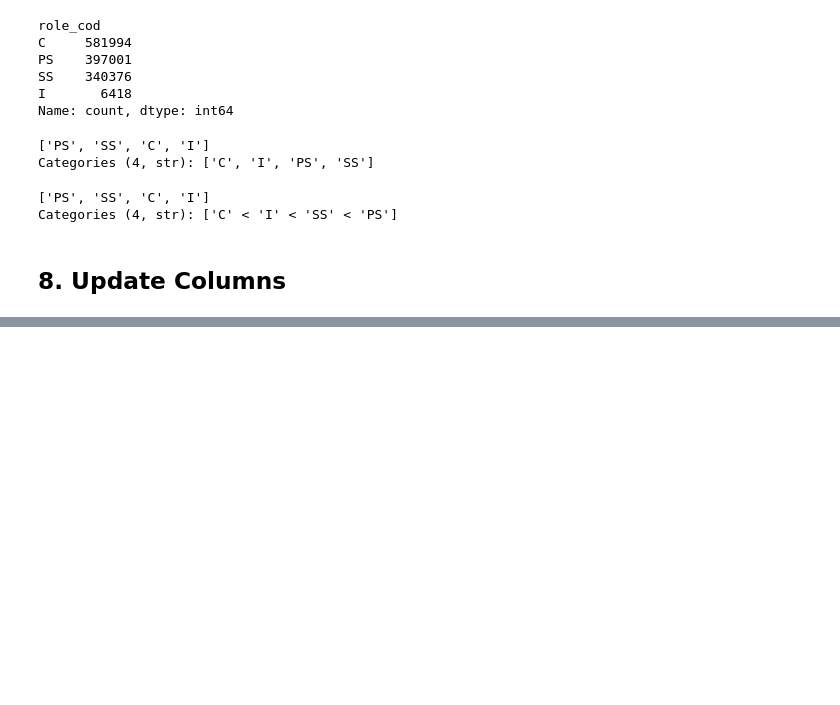
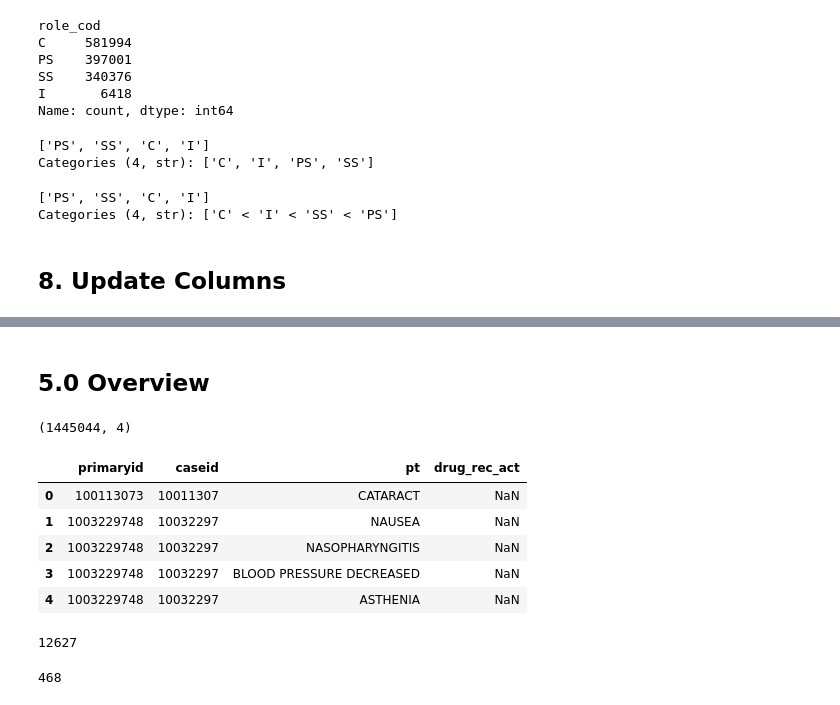
Before and after one commit to zlnvsky/drug-safety-analytics, a Jupyter notebook: notebooks/Untitled.ipynb, the cells around one changed output, grey strips where cells are left out. Cells and saved outputs as stored; diff of their text form; code cells hidden in the pictures; blank space fills up the shorter version.

```diff
--- a/notebooks/Untitled.ipynb
+++ b/notebooks/Untitled.ipynb
@@ -1054,0 +1236,4 @@ df
+# %%
+outc_order = ['OT', 'RI', 'CA', 'DS', 'HO', 'LT', 'DE']
+role_cats = pd.CategoricalDtype(outc_order, ordered=True)
+df['outc_cod'] = df['outc_cod'].astype(role_cats)
@@ -1054,0 +1254,49 @@ df
+# %%
+def fill_str_nulls(df):
+    """
+    Fill string columns NaN values with UNK.
+    """
+    df = df.copy()
+    str_cols = df.select_dtypes(['str', 'object']).columns
+    df[str_cols] = df[str_cols].fillna('UNK')
+    return df
+# %%
+def drop_duplicates(df):
+    """
+    Drop duplicate records.
+    """
+    df = df.copy()
+    return df.drop_duplicates()
+# %%
+df = pd.read_csv('/Users/welcome/Desktop/csv/faers_ascii_2024q2/ASCII/REAC24Q2.txt', sep='$', low_memory=False)
+
+df = rename_columns(df)
+df = normalize_str_values(df)
+df = standardize_unknown(df)
+df = fill_str_nulls(df)
+df = convert_str_to_cat(df)
+df = drop_duplicates(df)
+# %% [markdown]
+## 5.0 Overview
+# %%
+df.shape
+# %% [output]
+(1445044, 4)
+# %%
+with pd.option_context('display.max_columns', None):
+    display(df.head(5))
+# %% [output]
+|  | primaryid | caseid | pt | drug_rec_act |
+| 0 | 100113073 | 10011307 | CATARACT | NaN |
+| 1 | 1003229748 | 10032297 | NAUSEA | NaN |
+| 2 | 1003229748 | 10032297 | NASOPHARYNGITIS | NaN |
+| 3 | 1003229748 | 10032297 | BLOOD PRESSURE DECREASED | NaN |
+| 4 | 1003229748 | 10032297 | ASTHENIA | NaN |
+# %%
+df['pt'].nunique()
+# %% [output]
+12627
+# %%
+df['drug_rec_act'].nunique()
+# %% [output]
+468
```
Also changed, not shown: parts of 33 cells of this notebook, 9 other files.
